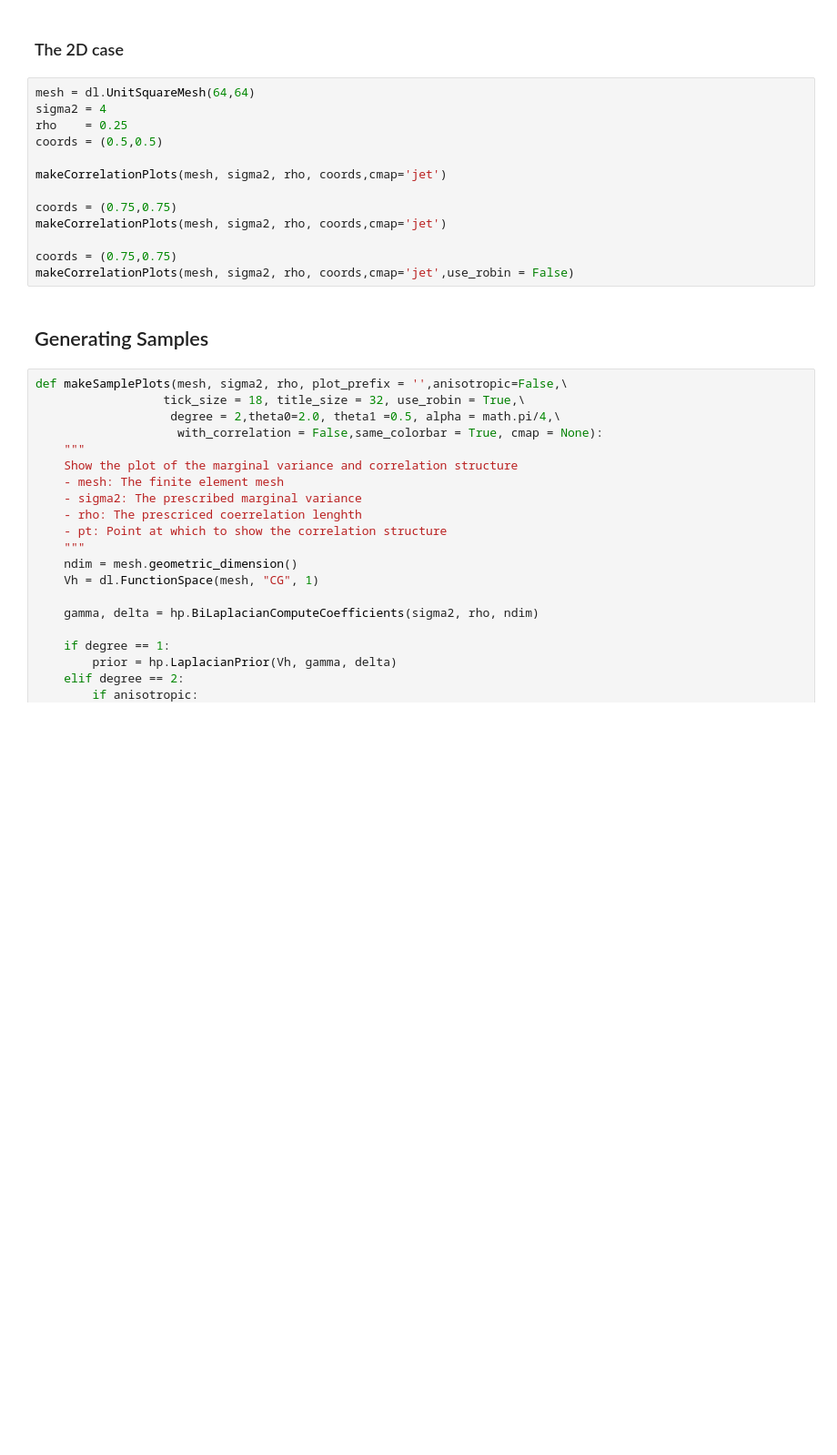
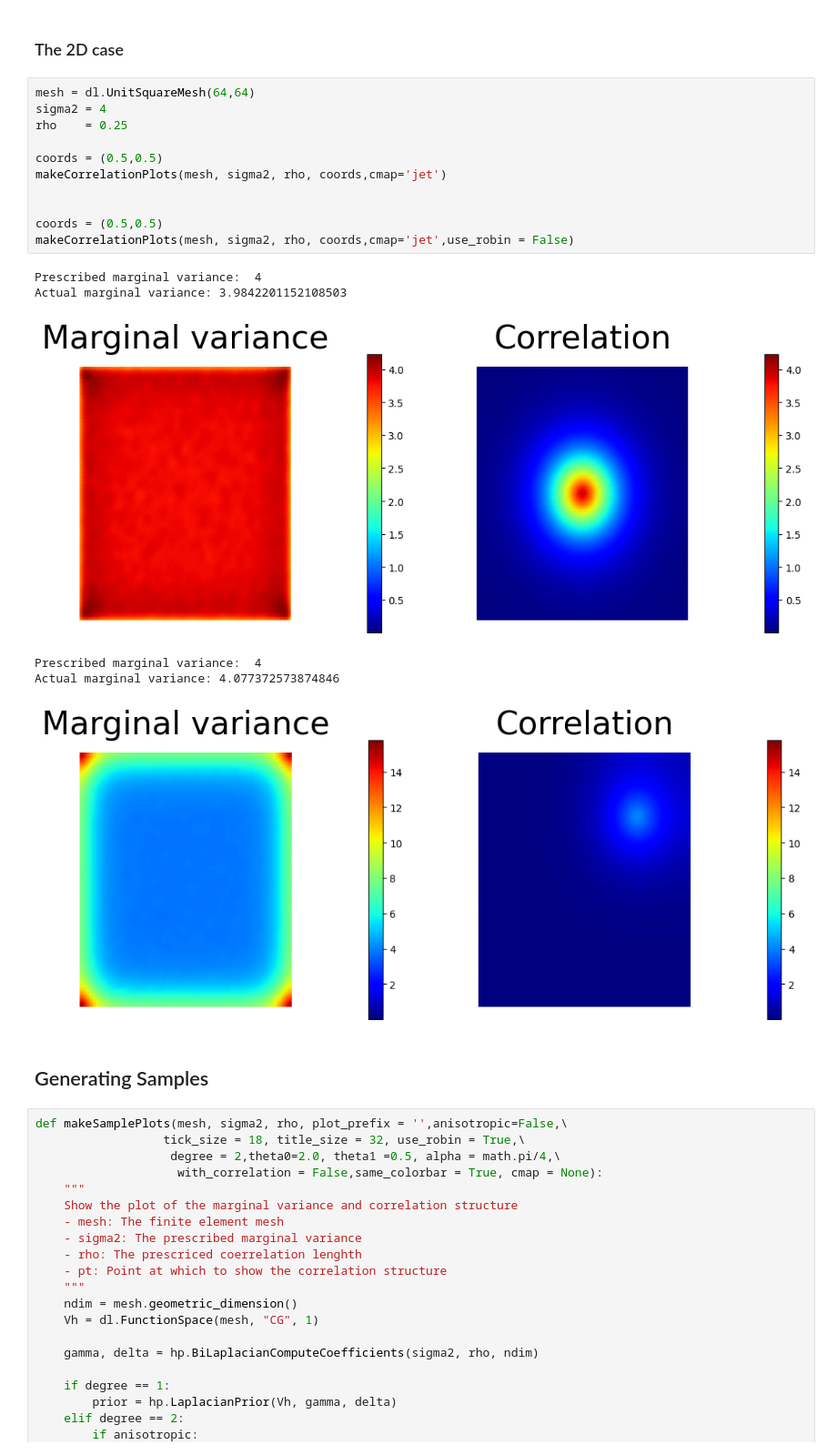
Before and after one commit to hippylib/hippy-colab, a Jupyter notebook: 04_GaussianPriors.ipynb, the cells around one changed output. Shown at 91% size. Cells and saved outputs as stored; diff of their text form; blank space fills up the shorter version.

```diff
--- a/04_GaussianPriors.ipynb
+++ b/04_GaussianPriors.ipynb
@@ -169,16 +171,21 @@ makeCorrelationPlots(mesh, sigma2, rho, coords,use_robin=False)
 # %%
 mesh = dl.UnitSquareMesh(64,64)
 sigma2 = 4
 rho    = 0.25
+
 coords = (0.5,0.5)
-
 makeCorrelationPlots(mesh, sigma2, rho, coords,cmap='jet')
 
-coords = (0.75,0.75)
-makeCorrelationPlots(mesh, sigma2, rho, coords,cmap='jet')
 
-coords = (0.75,0.75)
+coords = (0.5,0.5)
 makeCorrelationPlots(mesh, sigma2, rho, coords,cmap='jet',use_robin = False)
+# %% [output]
+Prescribed marginal variance:  4
+Actual marginal variance: 3.9842201152108503
+[figure, added]
+Prescribed marginal variance:  4
+Actual marginal variance: 4.077372573874846
+[figure, added]
 # %% [markdown]
 ## Generating Samples
 # %%
```
Also changed, not shown: parts of 9 cells of this notebook.
